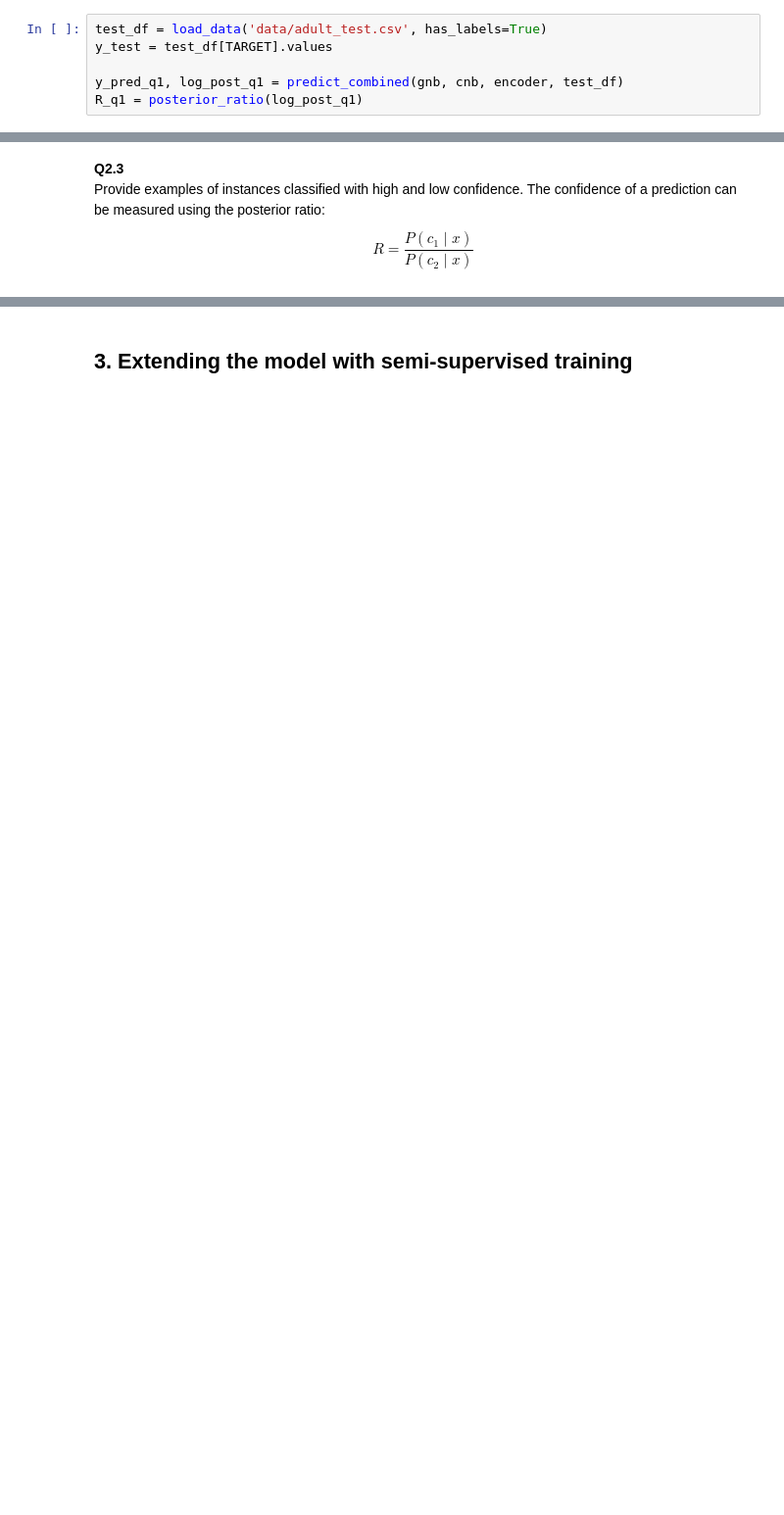
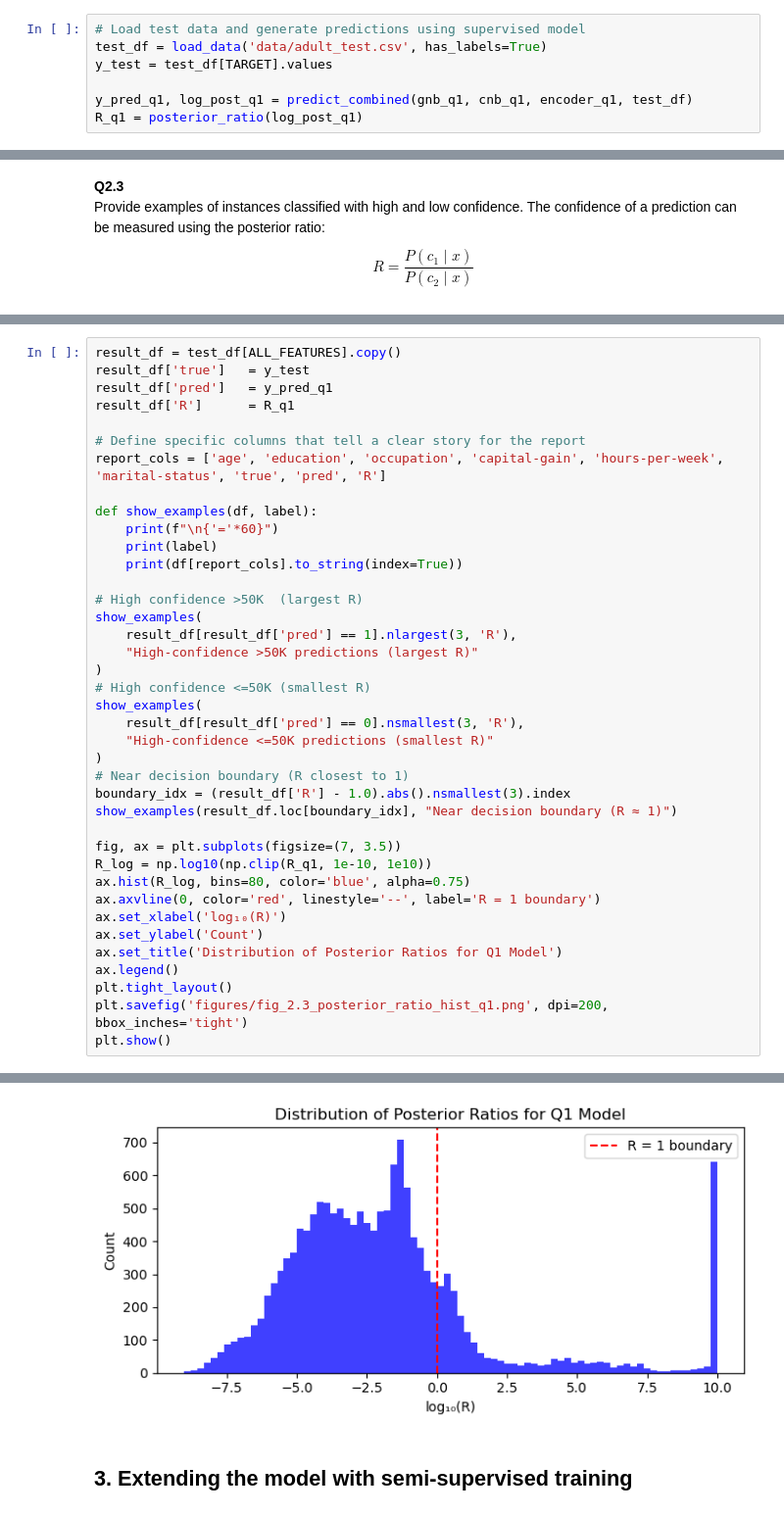
Before and after one commit to mcuartero/income-classification-with-naive-bayes, a Jupyter notebook: COMP30027_2026_asst1_template.ipynb, the cells around one changed output, grey strips where cells are left out. Shown at 98% size. Cells and saved outputs as stored; diff of their text form; blank space fills up the shorter version.

```diff
--- a/COMP30027_2026_asst1_template.ipynb
+++ b/COMP30027_2026_asst1_template.ipynb
@@ -293,10 +311,11 @@ relationship  Other-relative 0.1445
 # %% [markdown]
 ## 2. Supervised model evaluation
 # %%
+# Load test data and generate predictions using supervised model
 test_df = load_data('data/adult_test.csv', has_labels=True)
 y_test = test_df[TARGET].values
 
-y_pred_q1, log_post_q1 = predict_combined(gnb, cnb, encoder, test_df)
+y_pred_q1, log_post_q1 = predict_combined(gnb_q1, cnb_q1, encoder_q1, test_df)
 R_q1 = posterior_ratio(log_post_q1)
 # %% [markdown]
 **Question 2.1**<br>
@@ -398,0 +387,40 @@ Top 3 Near-Boundary (R ≈ 1):
+# %%
+result_df = test_df[ALL_FEATURES].copy()
+result_df['true']   = y_test
+result_df['pred']   = y_pred_q1
+result_df['R']      = R_q1
+
+# Define specific columns that tell a clear story for the report
+report_cols = ['age', 'education', 'occupation', 'capital-gain', 'hours-per-week', 'marital-status', 'true', 'pred', 'R']
+
+def show_examples(df, label):
+    print(f"\n{'='*60}")
+    print(label)
+    print(df[report_cols].to_string(index=True))
+
+# High confidence >50K  (largest R)
+show_examples(
+    result_df[result_df['pred'] == 1].nlargest(3, 'R'),
+    "High-confidence >50K predictions (largest R)"
+)
+# High confidence <=50K (smallest R)
+show_examples(
+    result_df[result_df['pred'] == 0].nsmallest(3, 'R'),
+    "High-confidence <=50K predictions (smallest R)"
+)
+# Near decision boundary (R closest to 1)
+boundary_idx = (result_df['R'] - 1.0).abs().nsmallest(3).index
+show_examples(result_df.loc[boundary_idx], "Near decision boundary (R ≈ 1)")
+
+fig, ax = plt.subplots(figsize=(7, 3.5))
+R_log = np.log10(np.clip(R_q1, 1e-10, 1e10))
+ax.hist(R_log, bins=80, color='blue', alpha=0.75)
+ax.axvline(0, color='red', linestyle='--', label='R = 1 boundary')
+ax.set_xlabel('log₁₀(R)')
+ax.set_ylabel('Count')
+ax.set_title('Distribution of Posterior Ratios for Q1 Model')
+ax.legend()
+plt.tight_layout()
+plt.savefig('figures/fig_2.3_posterior_ratio_hist_q1.png', dpi=200, bbox_inches='tight')
+plt.show()
+# %% [output]
@@ -399,2 +447,3 @@ Top 3 Near-Boundary (R ≈ 1):
+[figure, added]
 # %% [markdown]
 ## 3. Extending the model with semi-supervised training
```
Also changed, not shown: parts of 12 cells of this notebook, 5 other files.
